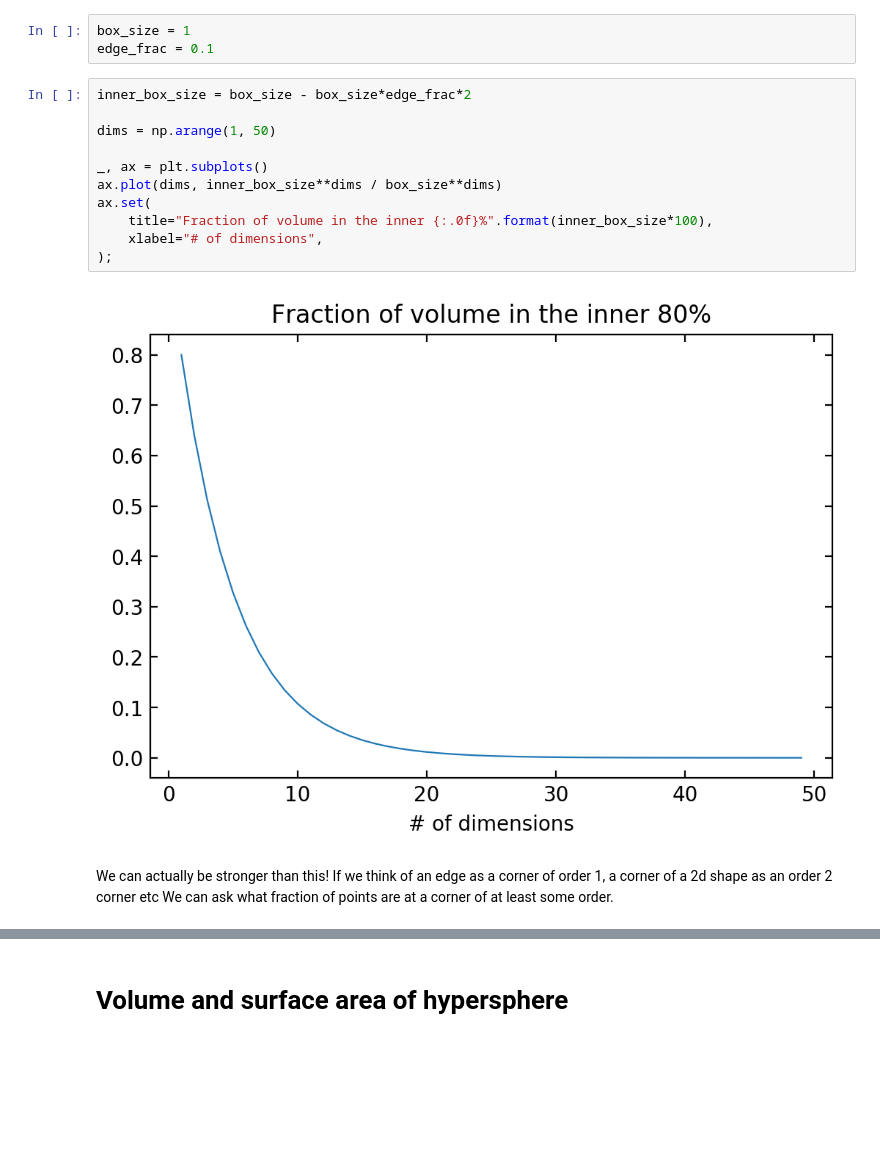
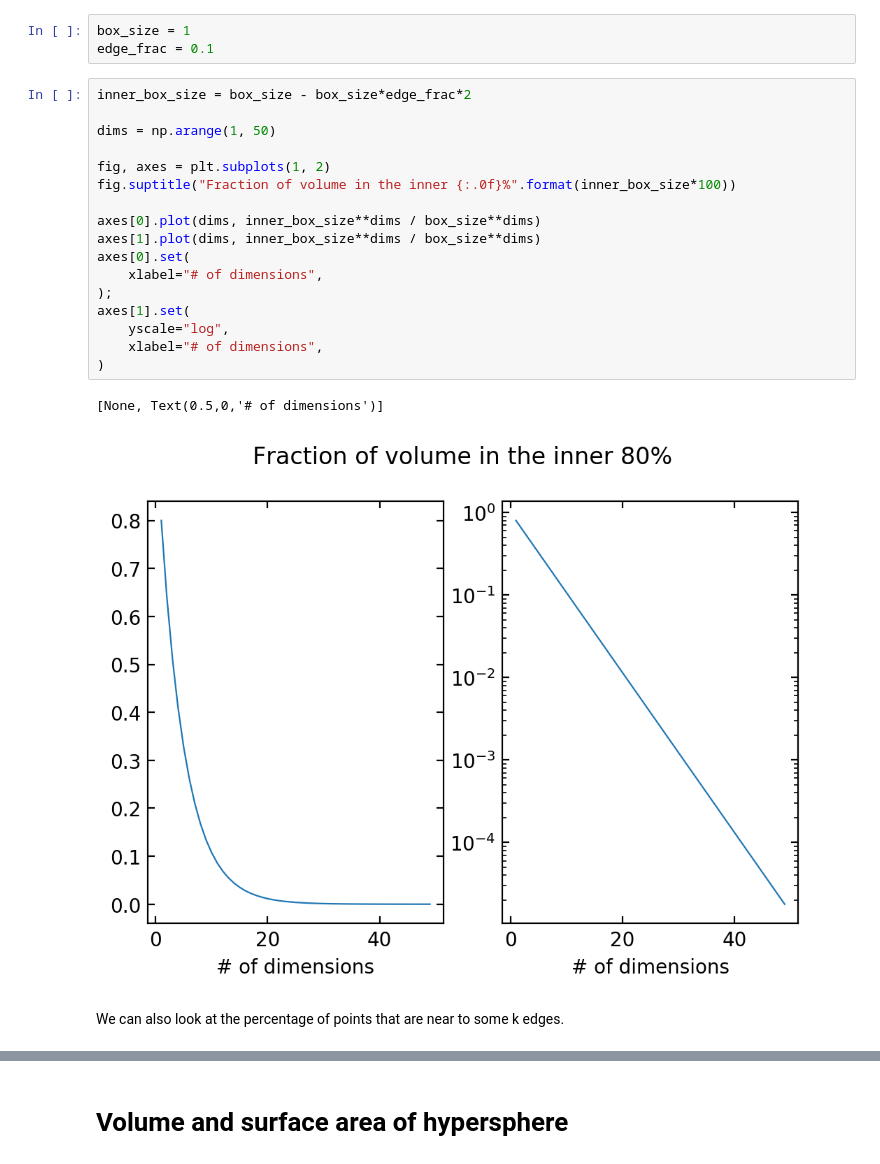
Before and after one commit to eniaxhakaj/phys_learning, a Jupyter notebook: high_dim_spaces/high_d_spaces_are_weird.ipynb, the cells around one changed output, grey strips where cells are left out. Drawn from its saved outputs; the diff is of its cells as text; blank space fills up the shorter version.

```diff
--- a/high_dim_spaces/high_d_spaces_are_weird.ipynb
+++ b/high_dim_spaces/high_d_spaces_are_weird.ipynb
@@ -41,18 +41,25 @@ edge_frac = 0.1
 # %%
 inner_box_size = box_size - box_size*edge_frac*2
 
 dims = np.arange(1, 50)
 
-_, ax = plt.subplots()
-ax.plot(dims, inner_box_size**dims / box_size**dims)
-ax.set(
-    title="Fraction of volume in the inner {:.0f}%".format(inner_box_size*100),
+fig, axes = plt.subplots(1, 2)
+fig.suptitle("Fraction of volume in the inner {:.0f}%".format(inner_box_size*100))
+
+axes[0].plot(dims, inner_box_size**dims / box_size**dims)
+axes[1].plot(dims, inner_box_size**dims / box_size**dims)
+axes[0].set(
     xlabel="# of dimensions",
 );
+axes[1].set(
+    yscale="log",
+    xlabel="# of dimensions",
+)
 # %% [output]
+[None, Text(0.5,0,'# of dimensions')]
-[figure, old version]
+[figure, new version]
-# %% [markdown]
-We can actually be stronger than this! If we think of an edge as a corner of order 1, a corner of a 2d shape as an order 2 corner etc We can ask what fraction of points are at a corner of at least some order.
+# %% [markdown]
+We can also look at the percentage of points that are near to some k edges.
 # %%
 dims = 45
 inner_frac = 0.8
```
Also changed, not shown: parts of 2 cells of this notebook.
